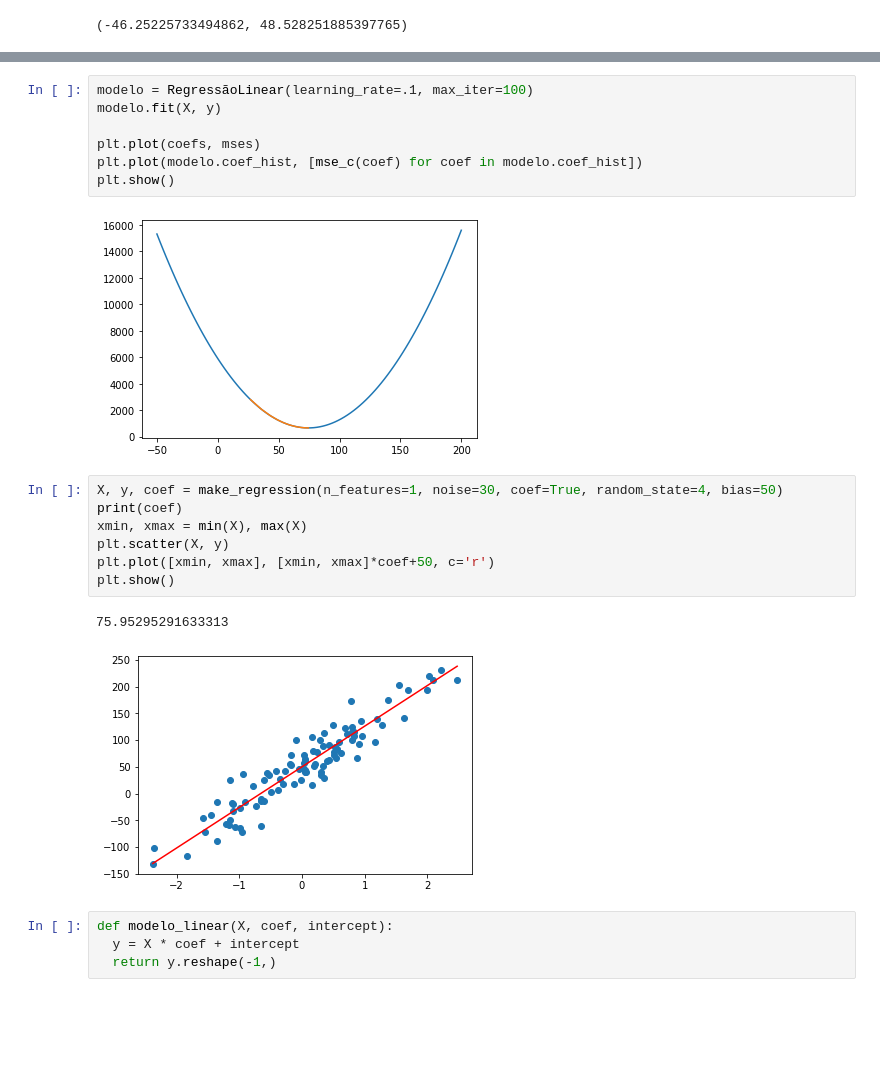
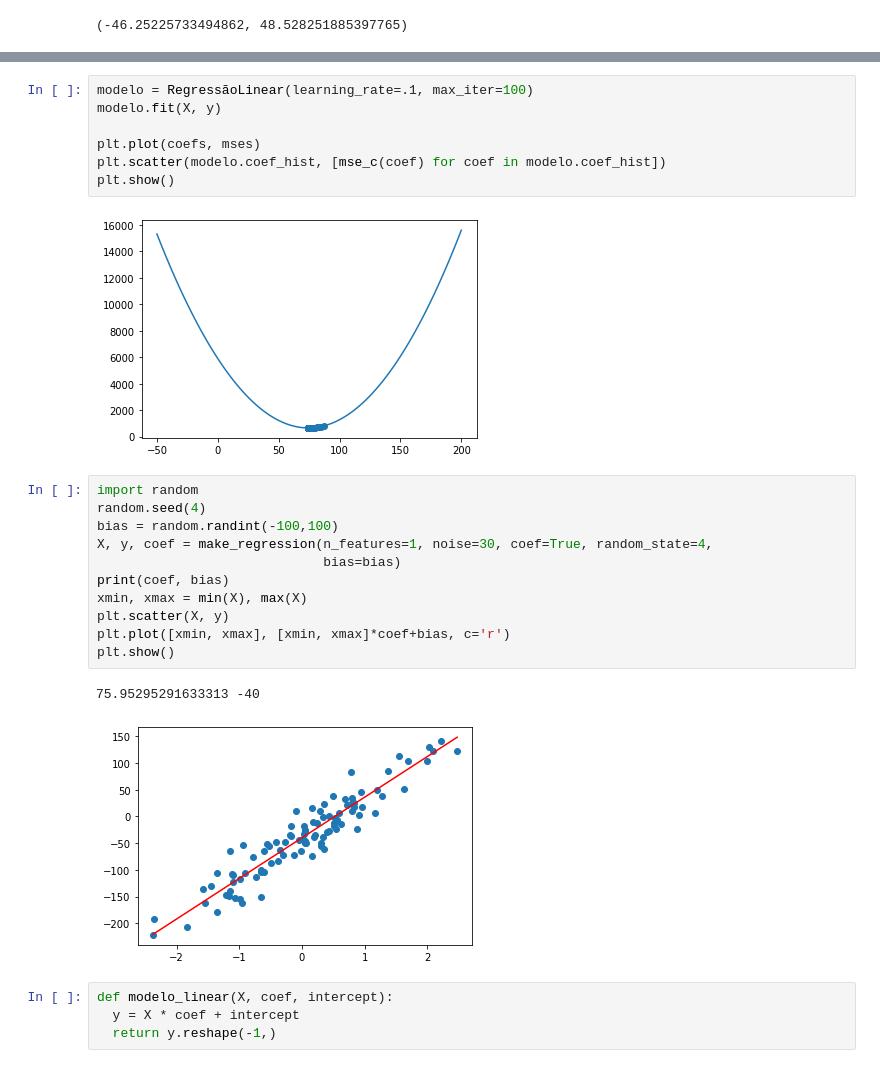
Before and after one commit to fboldt/aulasml, a Jupyter notebook: aula2_regressão.ipynb, the cells around one changed output, grey strips where cells are left out. Cells and saved outputs as stored; diff of their text form; blank space fills up the shorter version.

```diff
--- a/aula2_regressão.ipynb
+++ b/aula2_regressão.ipynb
@@ -171,20 +195,24 @@ modelo = RegressãoLinear(learning_rate=.1, max_iter=100)
 modelo.fit(X, y)
 
 plt.plot(coefs, mses)
-plt.plot(modelo.coef_hist, [mse_c(coef) for coef in modelo.coef_hist])
+plt.scatter(modelo.coef_hist, [mse_c(coef) for coef in modelo.coef_hist])
 plt.show()
 # %% [output]
-[figure, old version]
+[figure, new version]
 # %%
-X, y, coef = make_regression(n_features=1, noise=30, coef=True, random_state=4, bias=50)
-print(coef)
+import random
+random.seed(4)
+bias = random.randint(-100,100)
+X, y, coef = make_regression(n_features=1, noise=30, coef=True, random_state=4,
+                             bias=bias)
+print(coef, bias)
 xmin, xmax = min(X), max(X)
 plt.scatter(X, y)
-plt.plot([xmin, xmax], [xmin, xmax]*coef+50, c='r')
+plt.plot([xmin, xmax], [xmin, xmax]*coef+bias, c='r')
 plt.show()
 # %% [output]
-75.95295291633313
+75.95295291633313 -40
-[figure, old version]
+[figure, new version]
 # %%
 def modelo_linear(X, coef, intercept):
   y = X * coef + intercept
```
Also changed, not shown: parts of 9 cells of this notebook.
